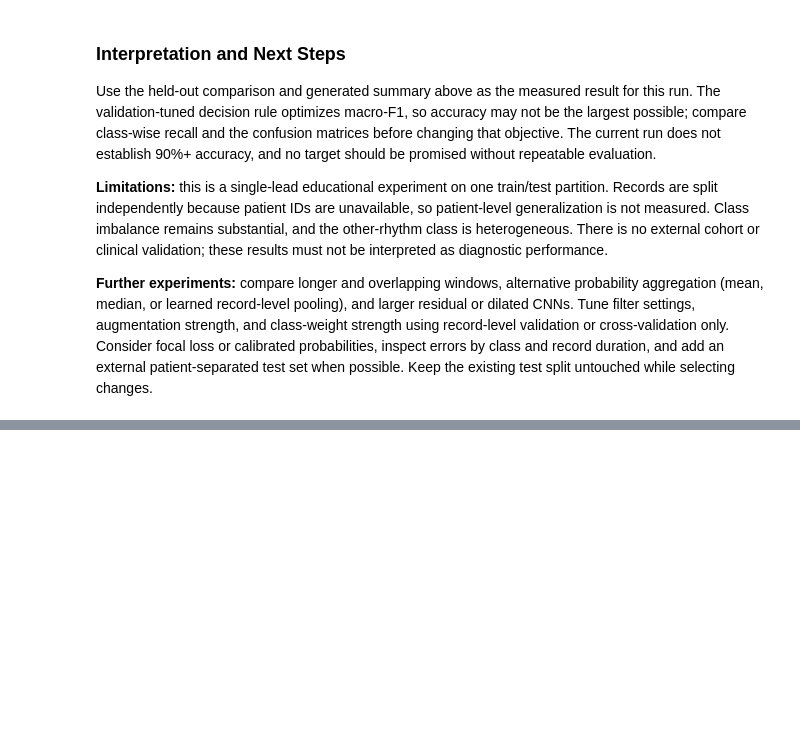
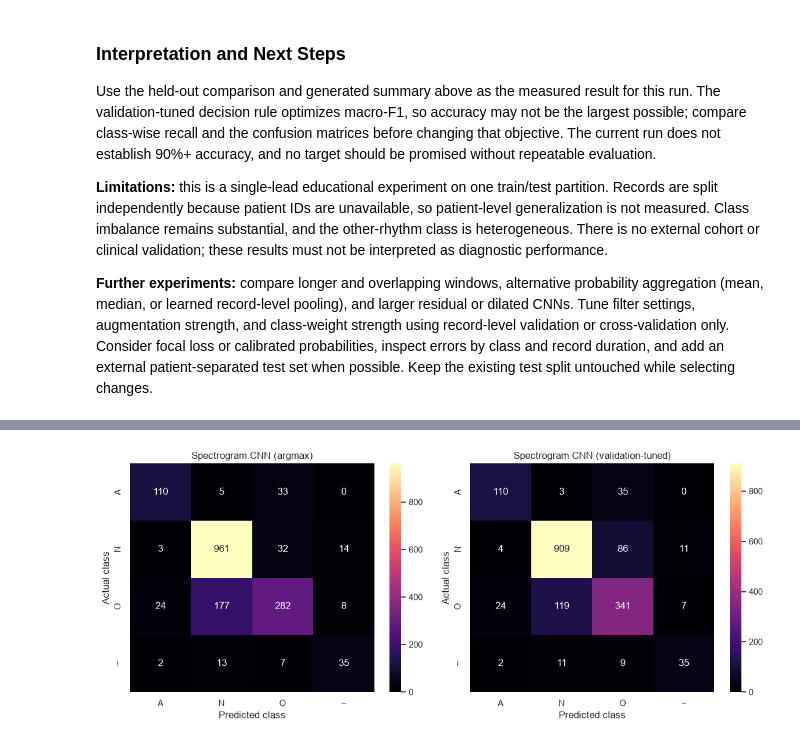
Before and after one commit to TSK06/ecg_ai, a Jupyter notebook: notebook/ECG_Rhythm_classification.ipynb, the cells around one changed output, grey strips where cells are left out. Drawn from its saved outputs; the diff is of its cells as text; code cells hidden in the pictures; blank space fills up the shorter version.

```diff
--- a/notebook/ECG_Rhythm_classification.ipynb
+++ b/notebook/ECG_Rhythm_classification.ipynb
@@ -729,0 +890,81 @@ Use the held-out comparison and generated summary above as the measured result f
+# %%
+spectrogram_val_window_probabilities = spectrogram_model.predict(X_val_spec, verbose=0)
+spectrogram_val_probabilities, y_val = aggregate_record_probabilities(
+    spectrogram_val_window_probabilities, val_window_record_ids, validation_df
+)
+spectrogram_test_window_probabilities = spectrogram_model.predict(X_test_spec, verbose=0)
+spectrogram_test_probabilities, y_test = aggregate_record_probabilities(
+    spectrogram_test_window_probabilities, test_window_record_ids, test_df
+)
+
+spectrogram_multipliers, spectrogram_validation_score = tune_class_multipliers(
+    spectrogram_val_probabilities, y_val
+)
+spectrogram_predictions = {
+    "Spectrogram CNN (argmax)": np.argmax(spectrogram_test_probabilities, axis=1),
+    "Spectrogram CNN (validation-tuned)": np.argmax(
+        spectrogram_test_probabilities * spectrogram_multipliers, axis=1
+    ),
+}
+
+spectrogram_rows = []
+for decision_name, y_pred in spectrogram_predictions.items():
+    spectrogram_rows.append({
+        "model_and_decision": decision_name,
+        "accuracy": accuracy_score(y_test, y_pred),
+        "precision_macro": precision_score(y_test, y_pred, average="macro", zero_division=0),
+        "recall_macro": recall_score(y_test, y_pred, average="macro", zero_division=0),
+        "f1_macro": f1_score(y_test, y_pred, average="macro", zero_division=0),
+        "f1_weighted": f1_score(y_test, y_pred, average="weighted", zero_division=0),
+        "roc_auc_ovr_macro": roc_auc_score(
+            label_binarize(y_test, classes=np.arange(len(CLASS_NAMES))),
+            spectrogram_test_probabilities,
+            average="macro",
+        ),
+    })
+
+spectrogram_results_df = pd.DataFrame(spectrogram_rows).set_index("model_and_decision")
+combined_results_df = pd.concat([
+    results_df.loc[["1D CNN (validation-tuned)"]],
+    spectrogram_results_df,
+])
+print("Spectrogram CNN validation-tuned class multipliers:",
+      dict(zip(CLASS_NAMES, spectrogram_multipliers.round(2))))
+print("Validation macro F1 after tuning:", round(spectrogram_validation_score[0], 4))
+print("\nRecord-level held-out comparison:")
+display(combined_results_df.round(4))
+
+for decision_name, y_pred in spectrogram_predictions.items():
+    print(f"\n{decision_name} classification report")
+    print(classification_report(
+        y_test,
+        y_pred,
+        labels=np.arange(len(CLASS_NAMES)),
+        target_names=CLASS_NAMES,
+        zero_division=0,
+        digits=3,
+    ))
+
+fig, axes = plt.subplots(1, 2, figsize=(12, 5))
+for ax, (decision_name, y_pred) in zip(axes, spectrogram_predictions.items()):
+    matrix = confusion_matrix(y_test, y_pred, labels=np.arange(len(CLASS_NAMES)))
+    sns.heatmap(matrix, annot=True, fmt="d", cmap="magma",
+                xticklabels=CLASS_NAMES, yticklabels=CLASS_NAMES, ax=ax)
+    ax.set(title=decision_name, xlabel="Predicted class", ylabel="Actual class")
+plt.tight_layout()
+plt.show()
+
+fig, axes = plt.subplots(1, 2, figsize=(11, 4))
+axes[0].plot(spectrogram_history.history["loss"], label="Training loss")
+axes[0].plot(spectrogram_history.history["val_loss"], label="Validation loss")
+axes[0].axvline(spectrogram_best_epoch - 1, color="gray", linestyle="--", label="Best epoch")
+axes[0].set(title="Spectrogram CNN loss", xlabel="Epoch", ylabel="Weighted cross-entropy")
+axes[0].legend()
+axes[1].plot(spectrogram_history.history["accuracy"], label="Training window accuracy")
+axes[1].plot(spectrogram_history.history["val_accuracy"], label="Validation window accuracy")
+axes[1].axvline(spectrogram_best_epoch - 1, color="gray", linestyle="--", label="Best epoch")
+axes[1].set(title="Spectrogram CNN accuracy", xlabel="Epoch", ylabel="Window accuracy")
+axes[1].legend()
+plt.tight_layout()
+plt.show()
+# %% [output]
@@ -729,0 +997 @@ Use the held-out comparison and generated summary above as the measured result f
+[figure, added]
```
Also changed, not shown: parts of 11 cells of this notebook.
